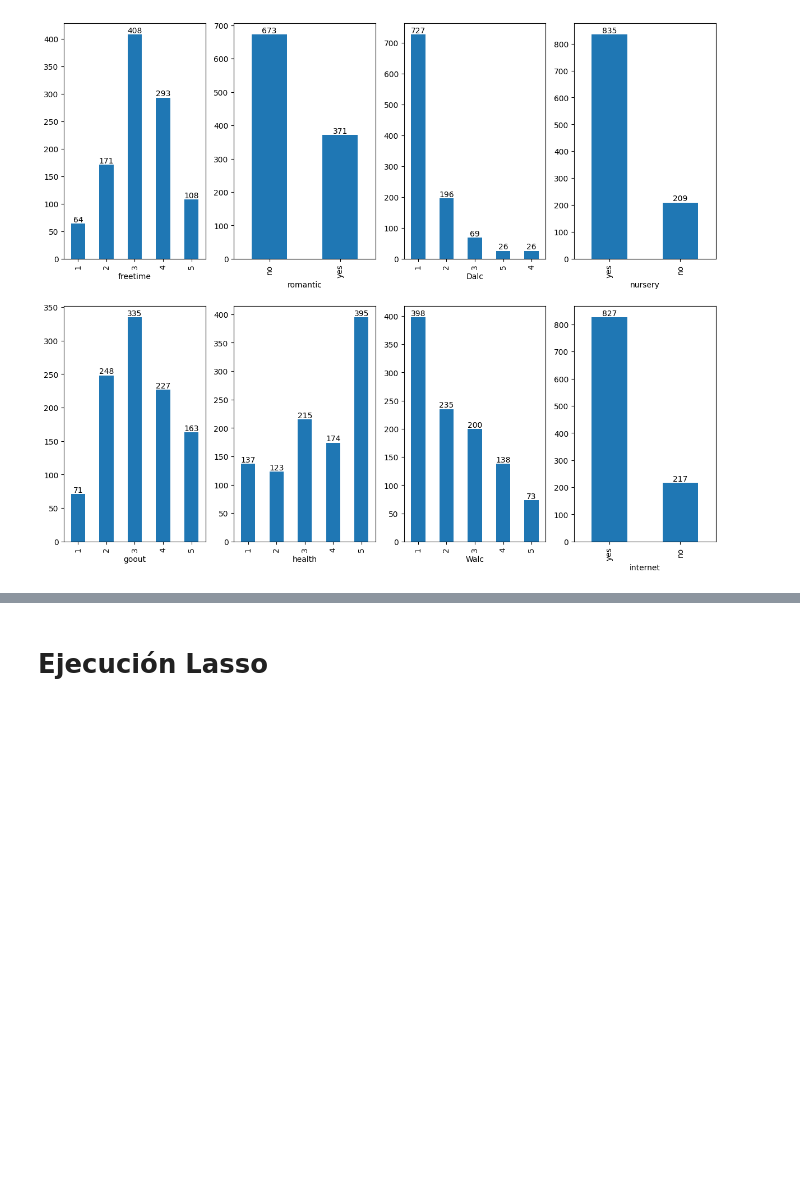
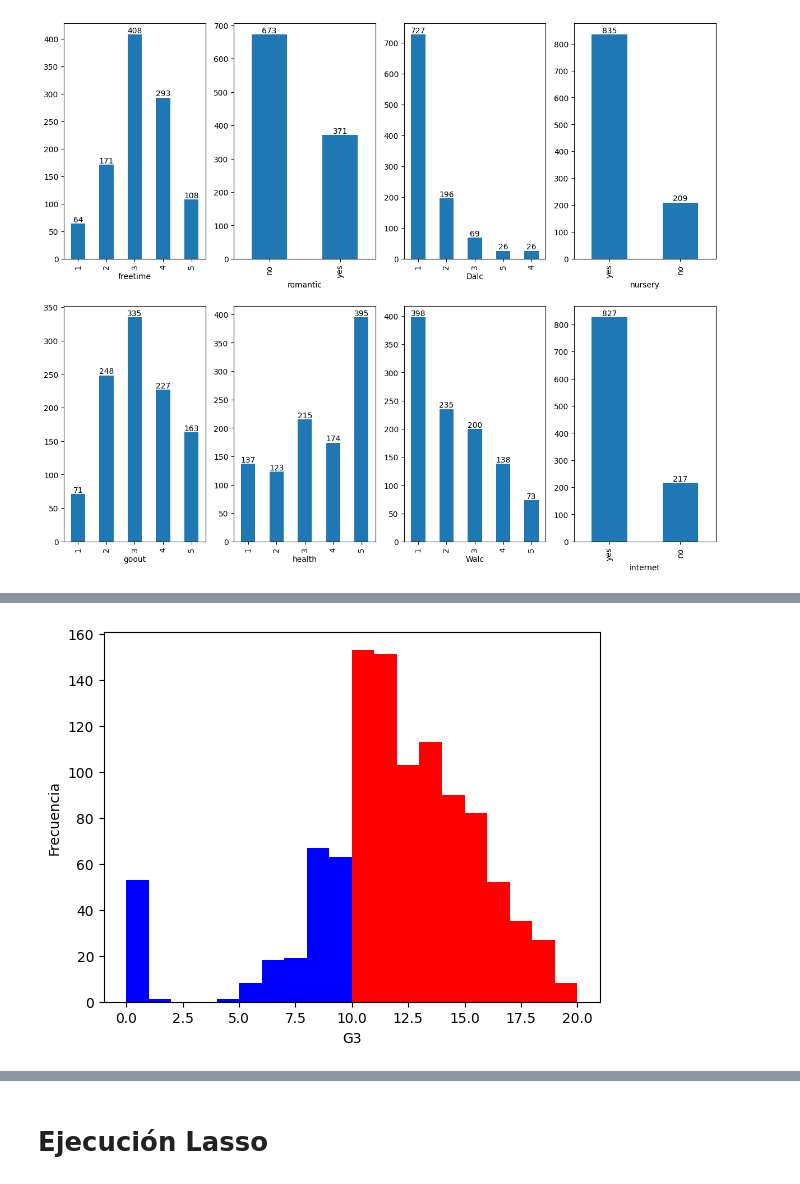
Before and after one commit to CMorgadoM/ML-Proyect, a Jupyter notebook: tarea ML V1.ipynb, the cells around one changed output, grey strips where cells are left out. Cells and saved outputs as stored; diff of their text form; code cells hidden in the pictures; blank space fills up the shorter version.

```diff
--- a/tarea ML V1.ipynb
+++ b/tarea ML V1.ipynb
@@ -191,0 +225,16 @@ plt.show()
+# %%
+# Crear el histograma y capturar los patches
+n, bins, patches = plt.hist(df['G3'], bins=20)
+
+# Colorear de rojo las barras donde el valor es > 9.5
+for i, patch in enumerate(patches):
+    if bins[i] > 9.5:
+        patch.set_facecolor('red')
+    else:
+        patch.set_facecolor('blue')  # Color para valores <= 9.5
+
+plt.xlabel('G3')
+plt.ylabel('Frecuencia')
+plt.show()
+# %% [output]
+[figure, added]
```
Also changed, not shown: parts of 39 cells of this notebook.
